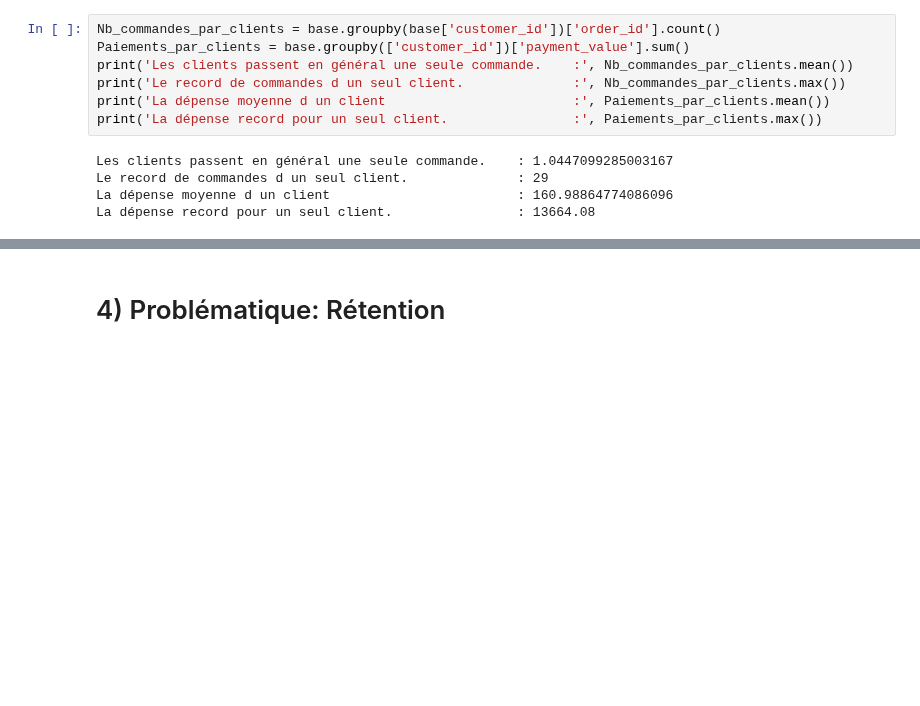
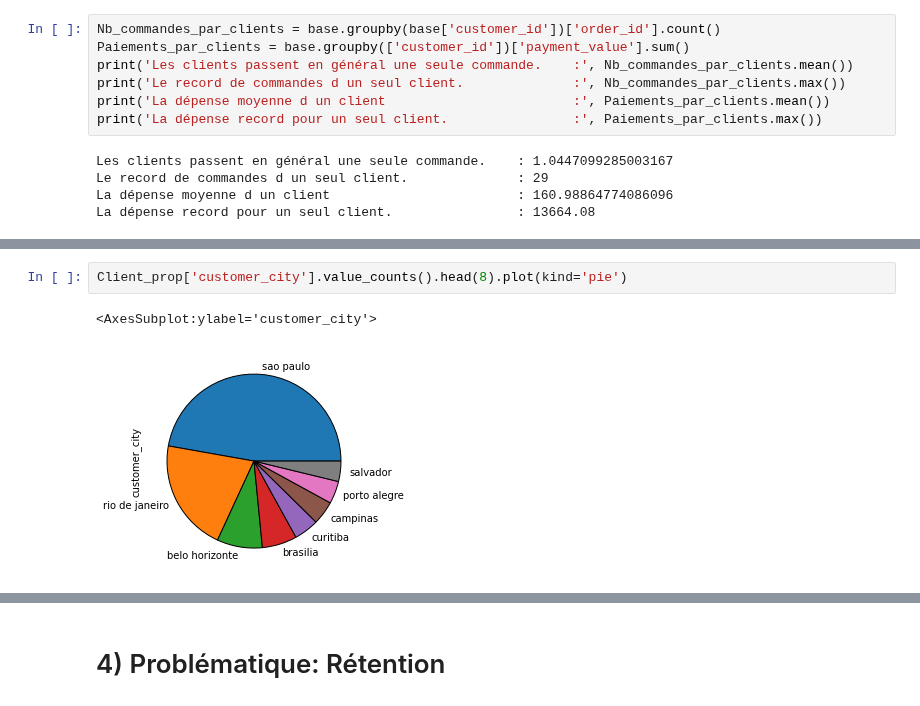
Before and after one commit to Passou/Projet-Olist-r-tention-client, a Jupyter notebook: Projet_Pierre_Passerotte_ECOMMERCE.ipynb, the cells around one changed output, grey strips where cells are left out. Saved outputs shown, nothing was run; the diff lists cells and outputs as text; blank space fills up the shorter version.

```diff
--- a/Projet_Pierre_Passerotte_ECOMMERCE.ipynb
+++ b/Projet_Pierre_Passerotte_ECOMMERCE.ipynb
@@ -274,0 +366,5 @@ Paiements_par_clients.hist(bins = 14000, grid=True)
+# %%
+Client_prop['customer_city'].value_counts().head(8).plot(kind='pie')
+# %% [output]
+<AxesSubplot:ylabel='customer_city'>
+[figure, added]
```
Also changed, not shown: parts of 61 cells of this notebook.
